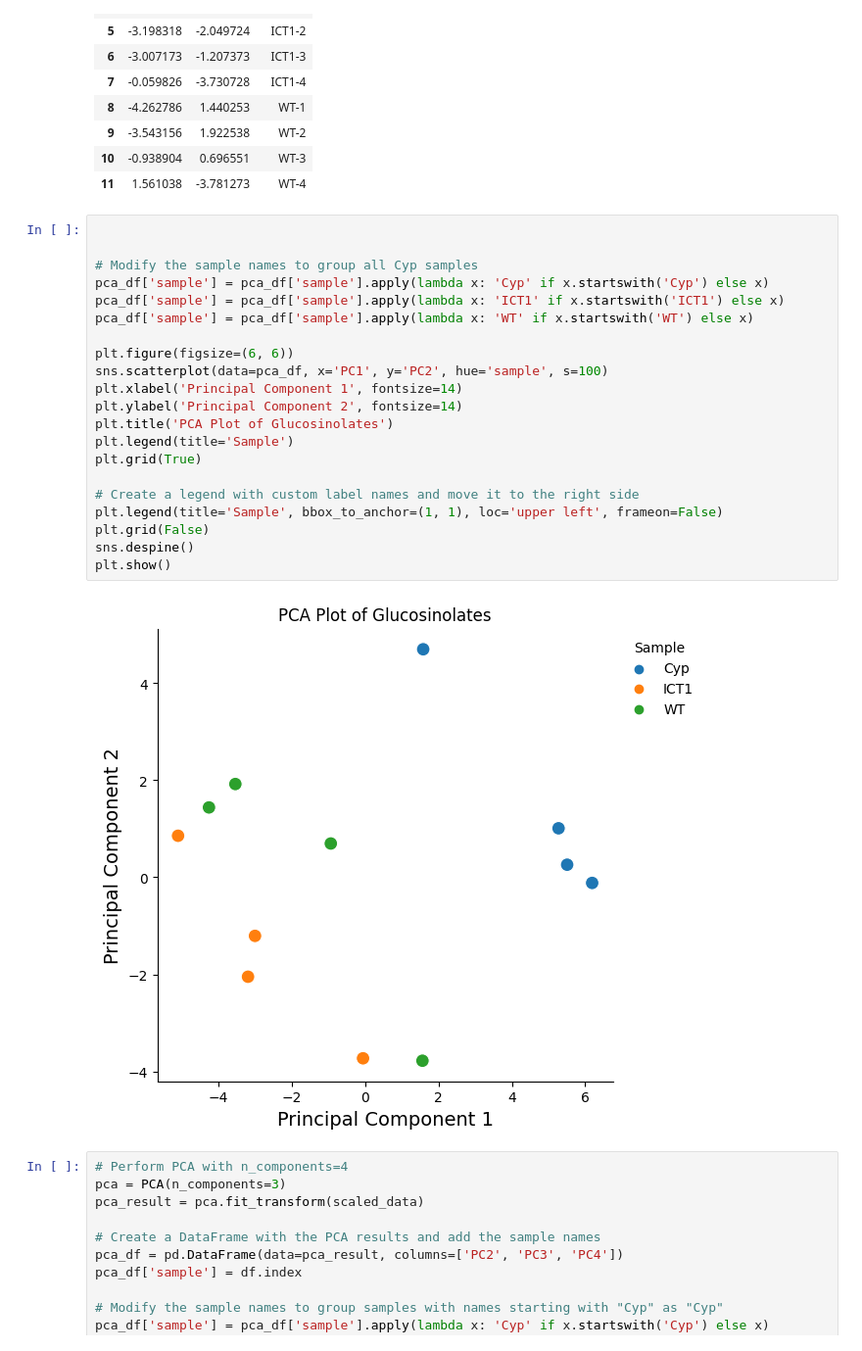
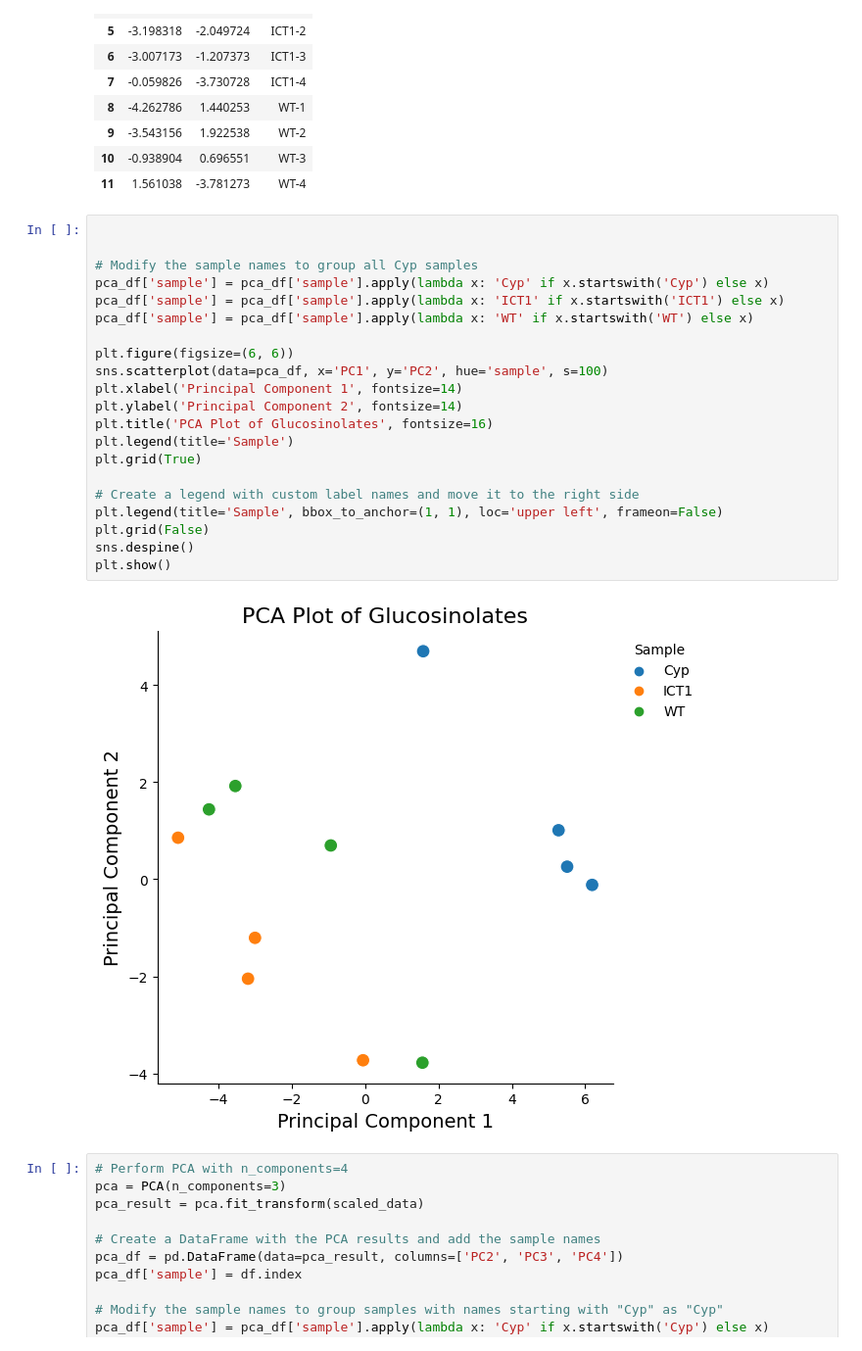
Before and after one commit to AlinFin/Classification, a Jupyter notebook: SM_GLS_23.ipynb, the cells around one changed output. Shown at 98% size. Saved outputs shown, nothing was run; the diff lists cells and outputs as text.

```diff
--- a/SM_GLS_23.ipynb
+++ b/SM_GLS_23.ipynb
@@ -261,26 +263,26 @@ pca_df
 # %%
 
 
 # Modify the sample names to group all Cyp samples
 pca_df['sample'] = pca_df['sample'].apply(lambda x: 'Cyp' if x.startswith('Cyp') else x)
 pca_df['sample'] = pca_df['sample'].apply(lambda x: 'ICT1' if x.startswith('ICT1') else x)
 pca_df['sample'] = pca_df['sample'].apply(lambda x: 'WT' if x.startswith('WT') else x)
 
 plt.figure(figsize=(6, 6))
 sns.scatterplot(data=pca_df, x='PC1', y='PC2', hue='sample', s=100)
 plt.xlabel('Principal Component 1', fontsize=14)
 plt.ylabel('Principal Component 2', fontsize=14)
-plt.title('PCA Plot of Glucosinolates')
+plt.title('PCA Plot of Glucosinolates', fontsize=16)
 plt.legend(title='Sample')
 plt.grid(True)
 
 # Create a legend with custom label names and move it to the right side
 plt.legend(title='Sample', bbox_to_anchor=(1, 1), loc='upper left', frameon=False)
 plt.grid(False)
 sns.despine()
 plt.show()
 # %% [output]
-[figure, old version]
+[figure, new version]
 # %%
 # Perform PCA with n_components=4
 pca = PCA(n_components=3)
```
Also changed, not shown: parts of 24 cells of this notebook.
